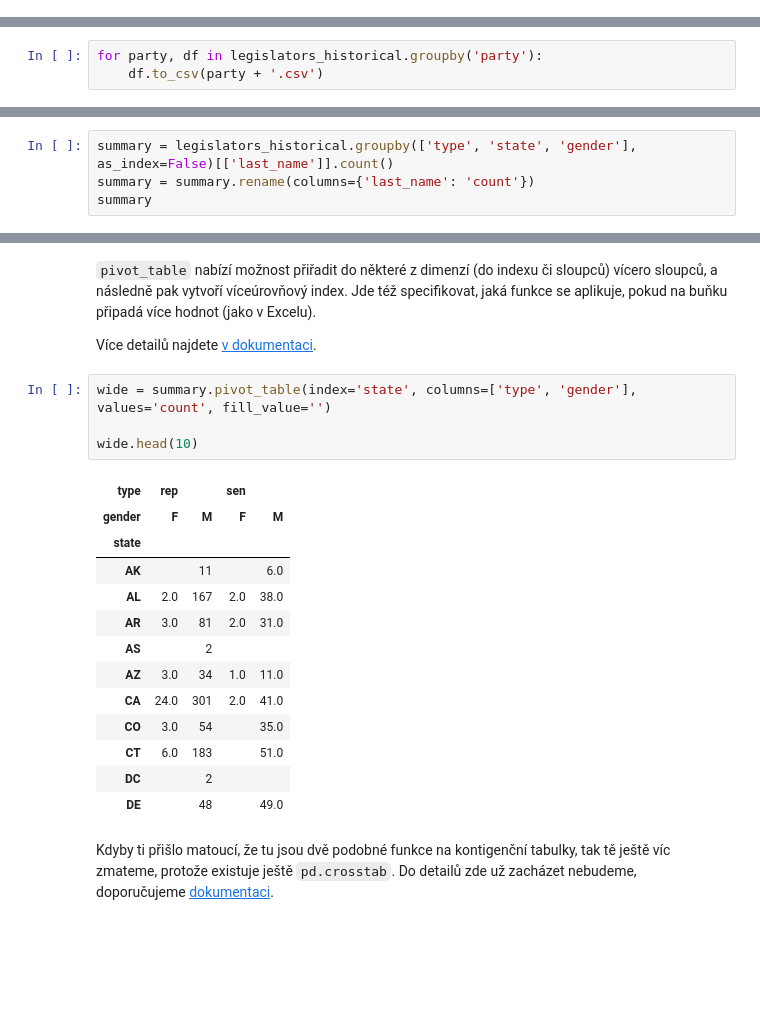
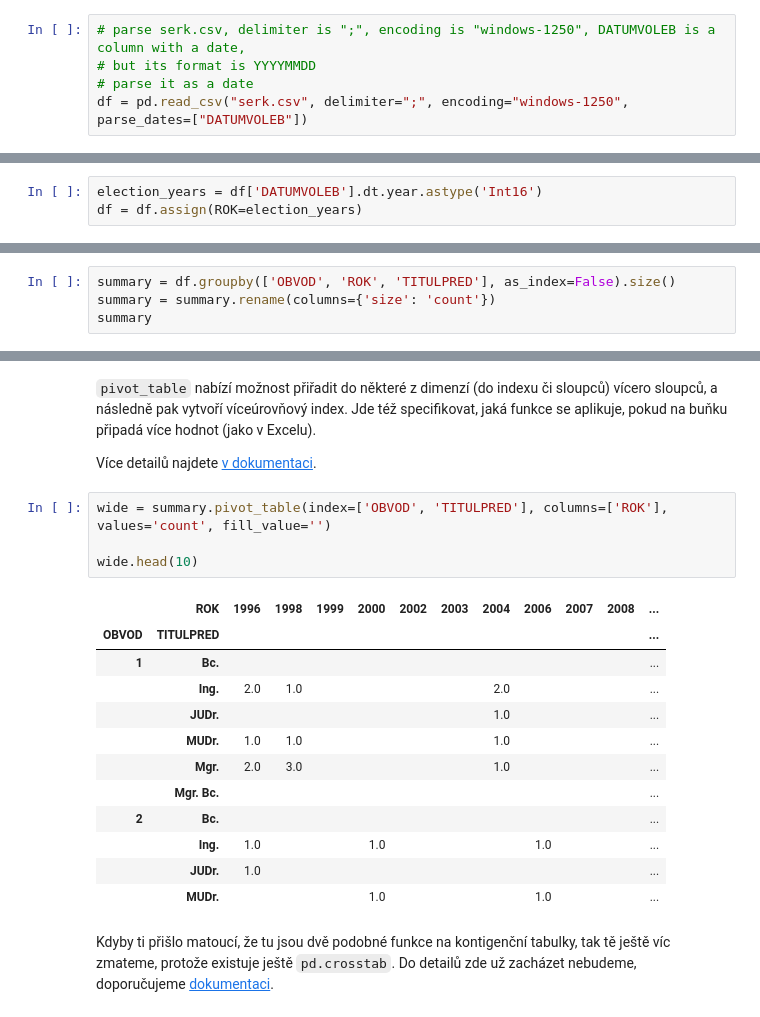
Before and after one commit to PyDataCZ/pyladies-kurz, a Jupyter notebook: lessons/pydata/pandas_groupby/index.ipynb, the cells around one changed output, grey strips where cells are left out. Cells and saved outputs as stored; diff of their text form; blank space fills up the shorter version.

```diff
--- a/lessons/pydata/pandas_groupby/index.ipynb
+++ b/lessons/pydata/pandas_groupby/index.ipynb
@@ -44,0 +20,5 @@ legislators_historical
+# %%
+# parse serk.csv, delimiter is ";", encoding is "windows-1250", DATUMVOLEB is a column with a date,
+# but its format is YYYYMMDD
+# parse it as a date
+df = pd.read_csv("serk.csv", delimiter=";", encoding="windows-1250", parse_dates=["DATUMVOLEB"])
@@ -250,5 +192,2 @@ next(iter(groups)) # timhle ziskame prvni element pri iteraci (for cyklu)
 # %% [markdown]
 K čemu nám to může být? Při agregaci se data drasticky zjednodušují a nemusíme si vždy být jisti, že naše agregace jsou napsané správně. Pomocí iterace nad skupinami si můžeme zobrazit všechna data před agregací.
-# %%
-for party, df in legislators_historical.groupby('party'):
-    df.to_csv(party + '.csv')
@@ -491 +423,4 @@ legislators_historical = legislators_historical.assign(birth_year=birth_years)
+# %%
+election_years = df['DATUMVOLEB'].dt.year.astype('Int16')
+df = df.assign(ROK=election_years)
 # %%
@@ -604,7 +568,7 @@ Omezením metody `pivot` je to, že umí jen otáčet DataFrame, ale pokud někt
 
 Na komplexnější agregace tu je podobně pojmenovaný `pivot_table`.
 # %%
-summary = legislators_historical.groupby(['type', 'state', 'gender'], as_index=False)[['last_name']].count()
-summary = summary.rename(columns={'last_name': 'count'})
+summary = df.groupby(['OBVOD', 'ROK', 'TITULPRED'], as_index=False).size()
+summary = summary.rename(columns={'size': 'count'})
 summary
 # %% [output]
@@ -626,23 +590,22 @@ summary
 
 Více detailů najdete [v dokumentaci](https://pandas.pydata.org/pandas-docs/stable/reference/api/pandas.pivot_table.html).
 # %%
-wide = summary.pivot_table(index='state', columns=['type', 'gender'], values='count', fill_value='')
+wide = summary.pivot_table(index=['OBVOD', 'TITULPRED'], columns=['ROK'], values='count', fill_value='')
 
 wide.head(10)
 # %% [output]
-| type | rep |  | sen |  |
-| gender | F | M | F | M |
-| state |  |  |  |  |
-| AK |  | 11 |  | 6.0 |
-| AL | 2.0 | 167 | 2.0 | 38.0 |
-| AR | 3.0 | 81 | 2.0 | 31.0 |
-| AS |  | 2 |  |  |
-| AZ | 3.0 | 34 | 1.0 | 11.0 |
-| CA | 24.0 | 301 | 2.0 | 41.0 |
-| CO | 3.0 | 54 |  | 35.0 |
-| CT | 6.0 | 183 |  | 51.0 |
-| DC |  | 2 |  |  |
-| DE |  | 48 |  | 49.0 |
+|  | ROK | 1996 | 1998 | 1999 | 2000 | 2002 | 2003 | 2004 | 2006 | 2007 | 2008 | ... |
+| OBVOD | TITULPRED |  |  |  |  |  |  |  |  |  |  | ... |
+| 1 | Bc. |  |  |  |  |  |  |  |  |  |  | ... |
+|  | Ing. | 2.0 | 1.0 |  |  |  |  | 2.0 |  |  |  | ... |
+|  | JUDr. |  |  |  |  |  |  | 1.0 |  |  |  | ... |
+|  | MUDr. | 1.0 | 1.0 |  |  |  |  | 1.0 |  |  |  | ... |
+|  | Mgr. | 2.0 | 3.0 |  |  |  |  | 1.0 |  |  |  | ... |
+|  | Mgr. Bc. |  |  |  |  |  |  |  |  |  |  | ... |
+| 2 | Bc. |  |  |  |  |  |  |  |  |  |  | ... |
+|  | Ing. | 1.0 |  |  | 1.0 |  |  |  | 1.0 |  |  | ... |
+|  | JUDr. | 1.0 |  |  |  |  |  |  |  |  |  | ... |
+|  | MUDr. |  |  |  | 1.0 |  |  |  | 1.0 |  |  | ... |
 # %% [markdown]
 Kdyby ti přišlo matoucí, že tu jsou dvě podobné funkce na kontigenční tabulky, tak tě ještě víc zmateme, protože existuje ještě `pd.crosstab`. Do detailů zde už zacházet nebudeme, doporučujeme [dokumentaci](https://pandas.pydata.org/pandas-docs/stable/reference/api/pandas.crosstab.html).
 # %% [markdown]
```
Also changed, not shown: parts of 62 cells of this notebook.
